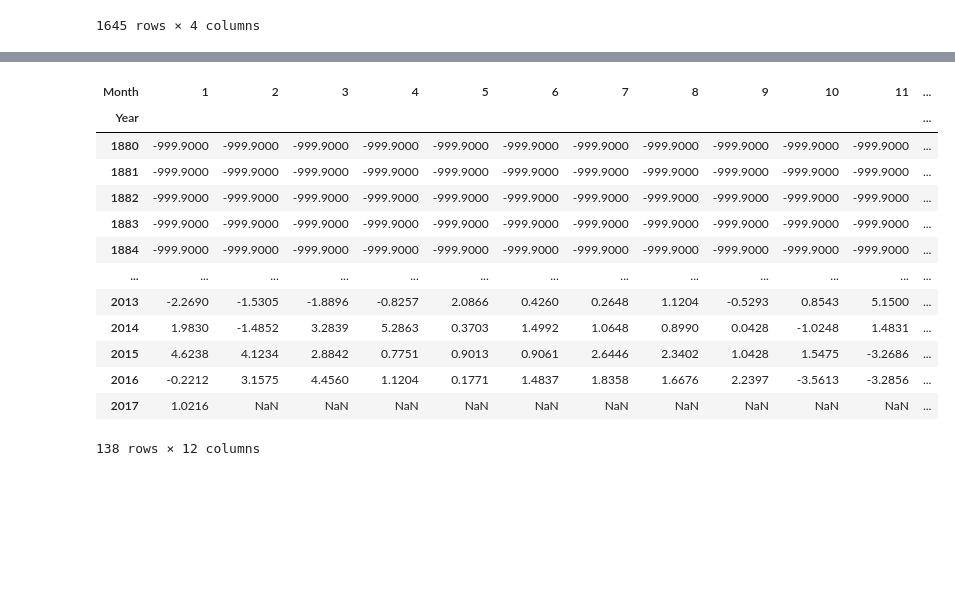
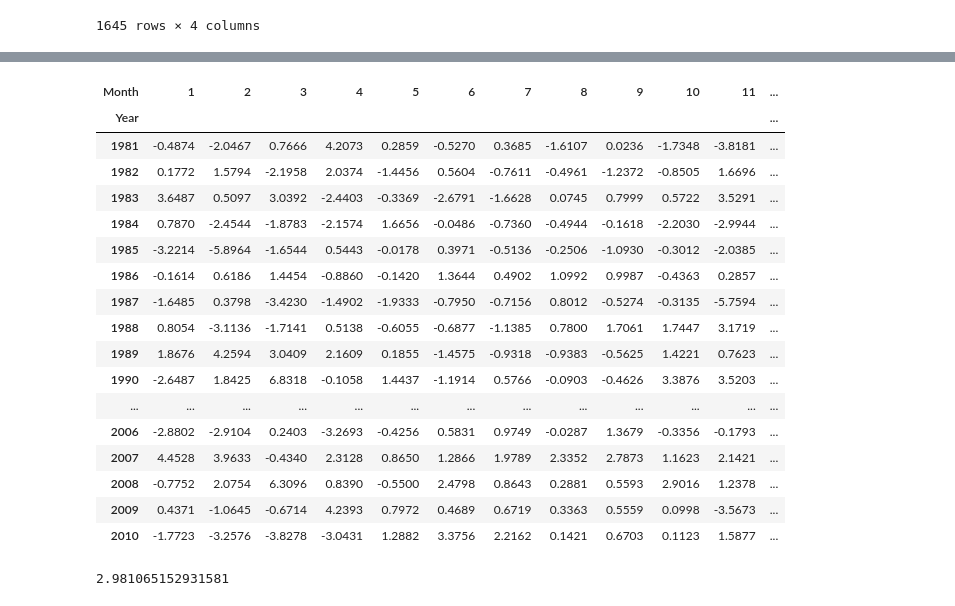
Before and after one commit to jordan-gilmartin/cuyamaca-climatology-analysis, a Jupyter notebook: cuyamaca-climatology-analysis.ipynb, the cells around one changed output, grey strips where cells are left out. Drawn from its saved outputs; the diff is of its cells as text; code cells hidden in the pictures; blank space fills up the shorter version.

Commit message:
computing standard deviations for Edmonton

```diff
--- a/cuyamaca-climatology-analysis.ipynb
+++ b/cuyamaca-climatology-analysis.ipynb
@@ -819,5 +819,5 @@ noaa_EDM
 1645 rows × 4 columns
 # %%
 # Grabbing date range 1981 - 2010 for 2.11
-jones_eighty = noaa_EDM.loc[(noaa_EDM.YEAR > 1879) & (jones_results.YEAR < 2016), :]
-jones_eighty
+noaa_EDM_81 = noaa_EDM.loc[(noaa_EDM.Year > 1980) & (noaa_EDM.Year < 2011), :]
+noaa_EDM_81
@@ -824,19 +838,23 @@ jones_eighty
 # %%
 # Creating pivot table for 1981 to 2010 for 2.11
-pivot_tmin_jan81 = noaa_EDM.pivot_table(values='Temp Anomalies', index='Year', columns='Month')
-pivot_tmin_jan81
+pivot_EDM = noaa_EDM_81.pivot_table(values='Temp Anomalies', index='Year', columns='Month')
+pivot_EDM
 # %% [output]
 | Month | 1 | 2 | 3 | 4 | 5 | 6 | 7 | 8 | 9 | 10 | 11 | ... |
 | Year |  |  |  |  |  |  |  |  |  |  |  | ... |
-| 1880 | -999.9000 | -999.9000 | -999.9000 | -999.9000 | -999.9000 | -999.9000 | -999.9000 | -999.9000 | -999.9000 | -999.9000 | -999.9000 | ... |
-| 1881 | -999.9000 | -999.9000 | -999.9000 | -999.9000 | -999.9000 | -999.9000 | -999.9000 | -999.9000 | -999.9000 | -999.9000 | -999.9000 | ... |
-| 1882 | -999.9000 | -999.9000 | -999.9000 | -999.9000 | -999.9000 | -999.9000 | -999.9000 | -999.9000 | -999.9000 | -999.9000 | -999.9000 | ... |
-| 1883 | -999.9000 | -999.9000 | -999.9000 | -999.9000 | -999.9000 | -999.9000 | -999.9000 | -999.9000 | -999.9000 | -999.9000 | -999.9000 | ... |
-| 1884 | -999.9000 | -999.9000 | -999.9000 | -999.9000 | -999.9000 | -999.9000 | -999.9000 | -999.9000 | -999.9000 | -999.9000 | -999.9000 | ... |
+| 1981 | -0.4874 | -2.0467 | 0.7666 | 4.2073 | 0.2859 | -0.5270 | 0.3685 | -1.6107 | 0.0236 | -1.7348 | -3.8181 | ... |
+| 1982 | 0.1772 | 1.5794 | -2.1958 | 2.0374 | -1.4456 | 0.5604 | -0.7611 | -0.4961 | -1.2372 | -0.8505 | 1.6696 | ... |
+| 1983 | 3.6487 | 0.5097 | 3.0392 | -2.4403 | -0.3369 | -2.6791 | -1.6628 | 0.0745 | 0.7999 | 0.5722 | 3.5291 | ... |
+| 1984 | 0.7870 | -2.4544 | -1.8783 | -2.1574 | 1.6656 | -0.0486 | -0.7360 | -0.4944 | -0.1618 | -2.2030 | -2.9944 | ... |
+| 1985 | -3.2214 | -5.8964 | -1.6544 | 0.5443 | -0.0178 | 0.3971 | -0.5136 | -0.2506 | -1.0930 | -0.3012 | -2.0385 | ... |
+| 1986 | -0.1614 | 0.6186 | 1.4454 | -0.8860 | -0.1420 | 1.3644 | 0.4902 | 1.0992 | 0.9987 | -0.4363 | 0.2857 | ... |
+| 1987 | -1.6485 | 0.3798 | -3.4230 | -1.4902 | -1.9333 | -0.7950 | -0.7156 | 0.8012 | -0.5274 | -0.3135 | -5.7594 | ... |
+| 1988 | 0.8054 | -3.1136 | -1.7141 | 0.5138 | -0.6055 | -0.6877 | -1.1385 | 0.7800 | 1.7061 | 1.7447 | 3.1719 | ... |
+| 1989 | 1.8676 | 4.2594 | 3.0409 | 2.1609 | 0.1855 | -1.4575 | -0.9318 | -0.9383 | -0.5625 | 1.4221 | 0.7623 | ... |
+| 1990 | -2.6487 | 1.8425 | 6.8318 | -0.1058 | 1.4437 | -1.1914 | 0.5766 | -0.0903 | -0.4626 | 3.3876 | 3.5203 | ... |
 | ... | ... | ... | ... | ... | ... | ... | ... | ... | ... | ... | ... | ... |
-| 2013 | -2.2690 | -1.5305 | -1.8896 | -0.8257 | 2.0866 | 0.4260 | 0.2648 | 1.1204 | -0.5293 | 0.8543 | 5.1500 | ... |
-| 2014 | 1.9830 | -1.4852 | 3.2839 | 5.2863 | 0.3703 | 1.4992 | 1.0648 | 0.8990 | 0.0428 | -1.0248 | 1.4831 | ... |
-| 2015 | 4.6238 | 4.1234 | 2.8842 | 0.7751 | 0.9013 | 0.9061 | 2.6446 | 2.3402 | 1.0428 | 1.5475 | -3.2686 | ... |
-| 2016 | -0.2212 | 3.1575 | 4.4560 | 1.1204 | 0.1771 | 1.4837 | 1.8358 | 1.6676 | 2.2397 | -3.5613 | -3.2856 | ... |
-| 2017 | 1.0216 | NaN | NaN | NaN | NaN | NaN | NaN | NaN | NaN | NaN | NaN | ... |
+| 2006 | -2.8802 | -2.9104 | 0.2403 | -3.2693 | -0.4256 | 0.5831 | 0.9749 | -0.0287 | 1.3679 | -0.3356 | -0.1793 | ... |
+| 2007 | 4.4528 | 3.9633 | -0.4340 | 2.3128 | 0.8650 | 1.2866 | 1.9789 | 2.3352 | 2.7873 | 1.1623 | 2.1421 | ... |
+| 2008 | -0.7752 | 2.0754 | 6.3096 | 0.8390 | -0.5500 | 2.4798 | 0.8643 | 0.2881 | 0.5593 | 2.9016 | 1.2378 | ... |
+| 2009 | 0.4371 | -1.0645 | -0.6714 | 4.2393 | 0.7972 | 0.4689 | 0.6719 | 0.3363 | 0.5559 | 0.0998 | -3.5673 | ... |
+| 2010 | -1.7723 | -3.2576 | -3.8278 | -3.0431 | 1.2882 | 3.3756 | 2.2162 | 0.1421 | 0.6703 | 0.1123 | 1.5877 | ... |
-138 rows × 12 columns
@@ -844,0 +861,17 @@ pivot_tmin_jan81
+# %%
+# 2.11a and b computing standard deviation by month for range 1981 - 2010
+jan_std = pivot_EDM[1].std()
+feb_std = pivot_tmin_EDM[2].std()
+mar_std = pivot_tmin_EDM[3].std()
+apr_std = pivot_tmin_EDM[4].std()
+may_std = pivot_tmin_EDM[5].std()
+jun_std = pivot_tmin_EDM[6].std()
+jul_std = pivot_tmin_EDM[7].std()
+aug_std = pivot_tmin_EDM[8].std()
+sep_std = pivot_tmin_EDM[9].std()
+oct_std = pivot_tmin_EDM[10].std()
+nov_std = pivot_tmin_EDM[11].std()
+dec_std = pivot_tmin_EDM[12].std()
+nov_std
+# %% [output]
+2.981065152931581
```
Also changed, not shown: parts of 2 cells of this notebook.
